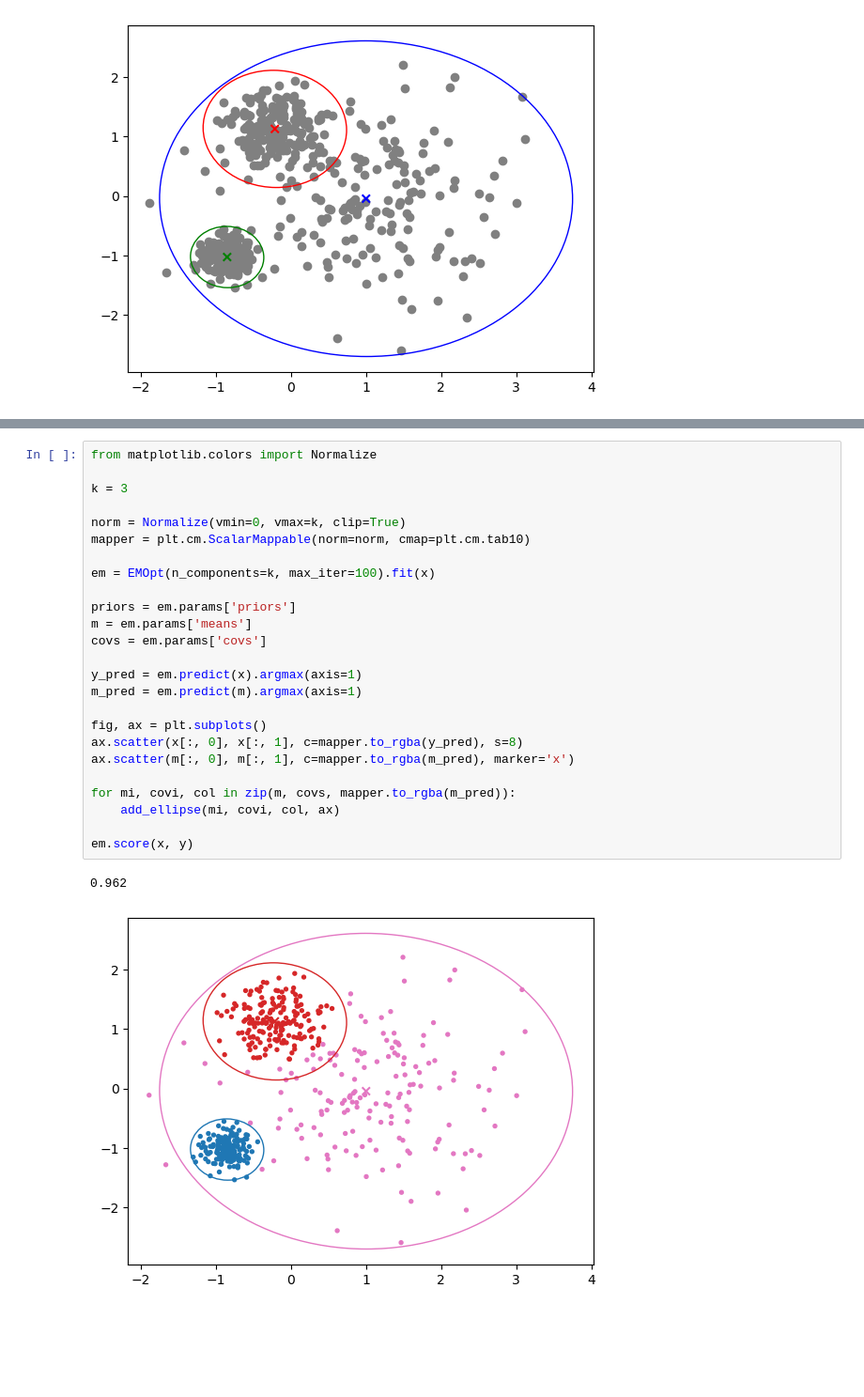
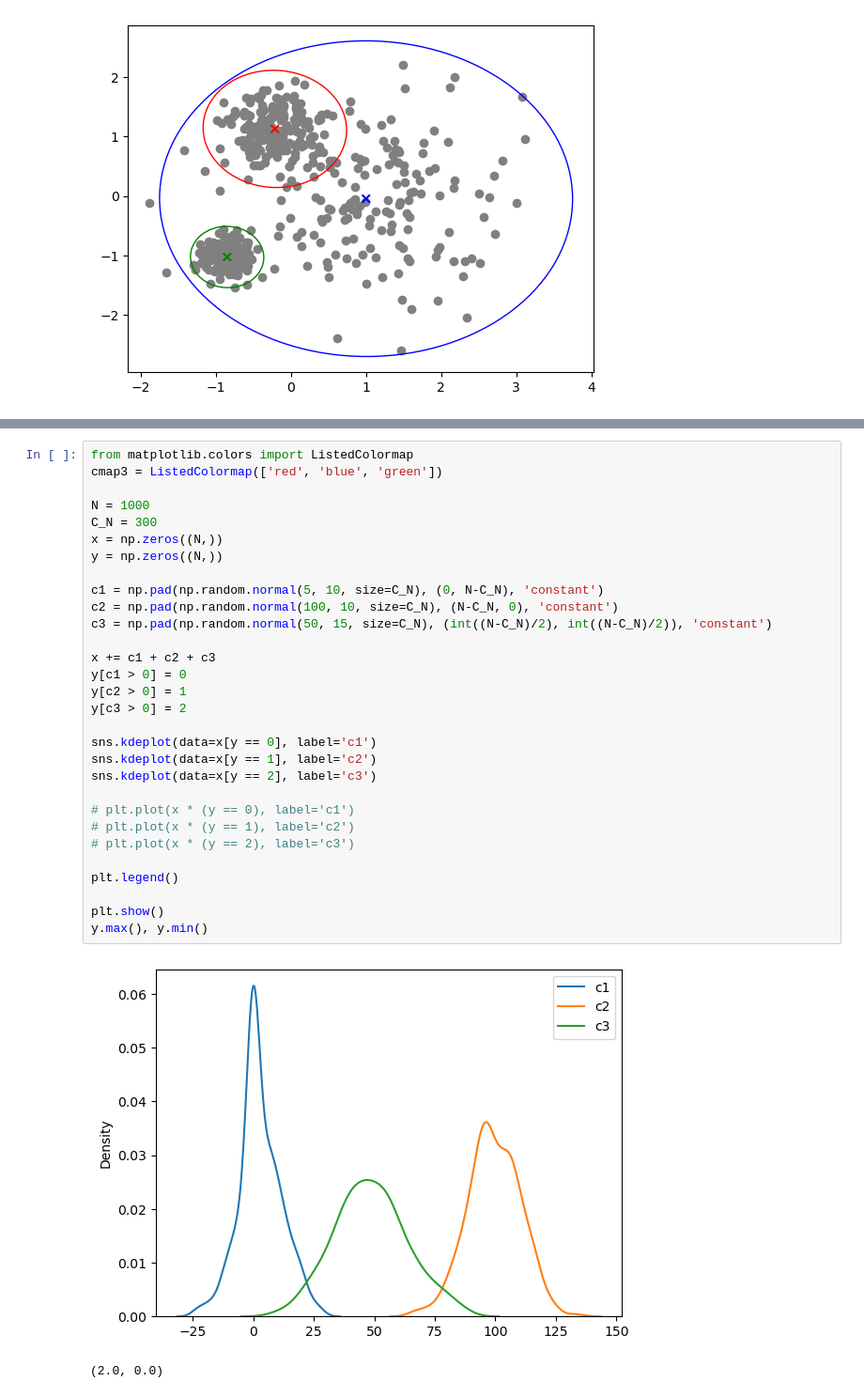
Before and after one commit to Janko-dev/ml_notebooks, a Jupyter notebook: notebooks/clustering.ipynb, the cells around one changed output, grey strips where cells are left out. Shown at 94% size. Cells and saved outputs as stored; diff of their text form; blank space fills up the shorter version.

```diff
--- a/notebooks/clustering.ipynb
+++ b/notebooks/clustering.ipynb
@@ -767,28 +915,33 @@ class EMOpt:
-# %%
-from matplotlib.colors import Normalize
-
-k = 3
-
-norm = Normalize(vmin=0, vmax=k, clip=True)
-mapper = plt.cm.ScalarMappable(norm=norm, cmap=plt.cm.tab10)
-
-em = EMOpt(n_components=k, max_iter=100).fit(x)
-
-priors = em.params['priors']
-m = em.params['means']
-covs = em.params['covs']
-
-y_pred = em.predict(x).argmax(axis=1)
-m_pred = em.predict(m).argmax(axis=1)
-
-fig, ax = plt.subplots()
-ax.scatter(x[:, 0], x[:, 1], c=mapper.to_rgba(y_pred), s=8)
-ax.scatter(m[:, 0], m[:, 1], c=mapper.to_rgba(m_pred), marker='x')
-
-for mi, covi, col in zip(m, covs, mapper.to_rgba(m_pred)):
-    add_ellipse(mi, covi, col, ax)
-
-em.score(x, y)
-# %% [output]
-0.962
-[figure, removed]
+# %%
+from matplotlib.colors import ListedColormap
+cmap3 = ListedColormap(['red', 'blue', 'green'])
+
+N = 1000
+C_N = 300
+x = np.zeros((N,))
+y = np.zeros((N,))
+
+c1 = np.pad(np.random.normal(5, 10, size=C_N), (0, N-C_N), 'constant')
+c2 = np.pad(np.random.normal(100, 10, size=C_N), (N-C_N, 0), 'constant')
+c3 = np.pad(np.random.normal(50, 15, size=C_N), (int((N-C_N)/2), int((N-C_N)/2)), 'constant')
+
+x += c1 + c2 + c3
+y[c1 > 0] = 0
+y[c2 > 0] = 1
+y[c3 > 0] = 2
+
+sns.kdeplot(data=x[y == 0], label='c1')
+sns.kdeplot(data=x[y == 1], label='c2')
+sns.kdeplot(data=x[y == 2], label='c3')
+
+# plt.plot(x * (y == 0), label='c1')
+# plt.plot(x * (y == 1), label='c2')
+# plt.plot(x * (y == 2), label='c3')
+
+plt.legend()
+
+plt.show()
+y.max(), y.min()
+# %% [output]
+[figure, added]
+(2.0, 0.0)
```
Also changed, not shown: parts of 28 cells of this notebook, 2 other files.
